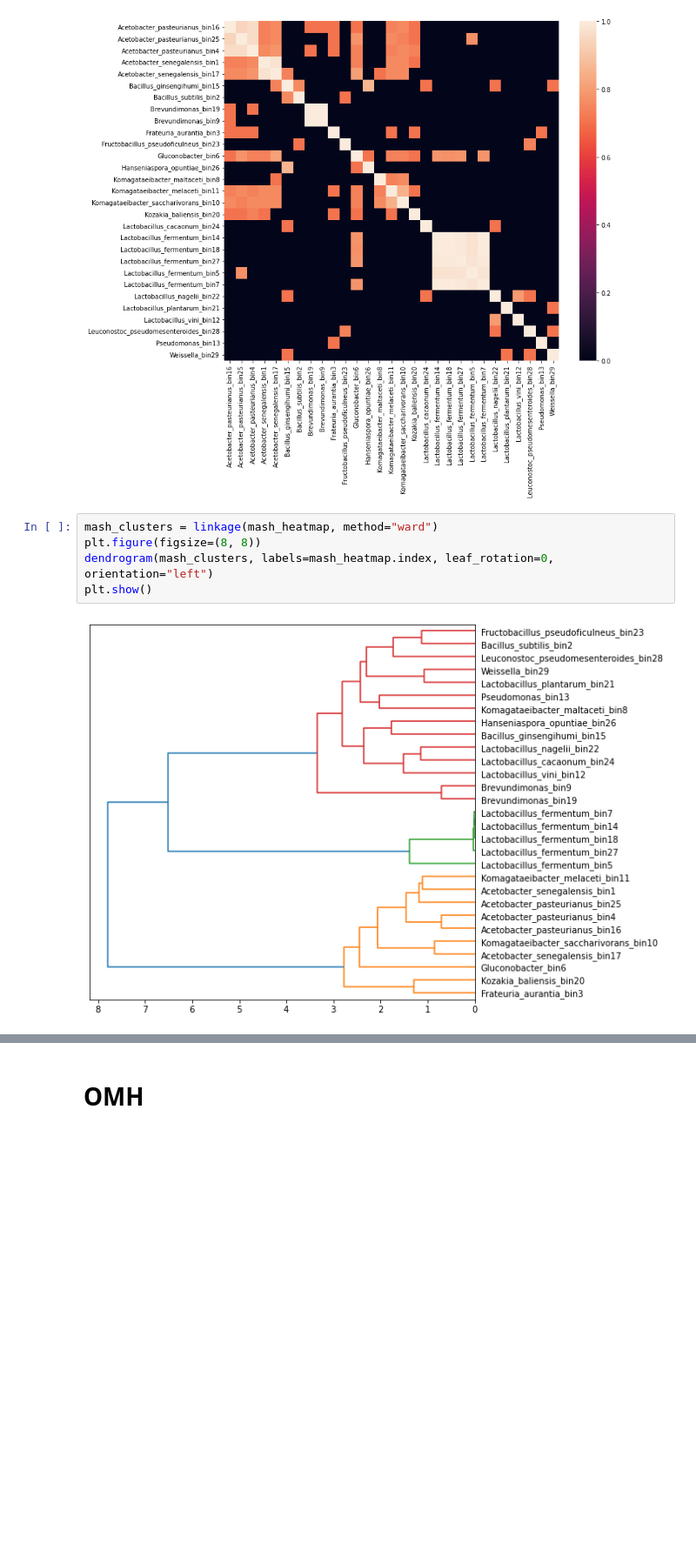
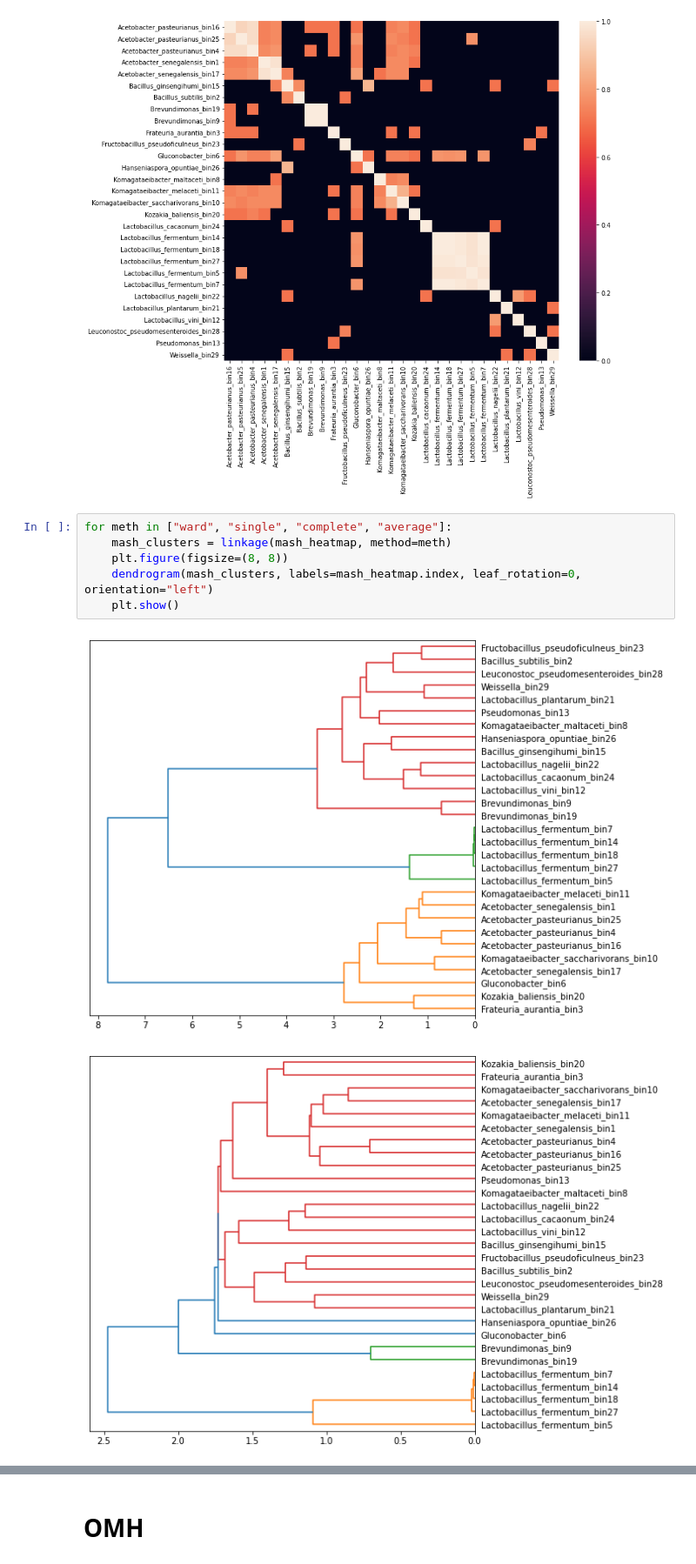
Before and after one commit to LuiggiTenorioK/minhash-benchmark, a Jupyter notebook: src/clustering.ipynb, the cells around one changed output, grey strips where cells are left out. Shown at 87% size. Drawn from its saved outputs; the diff is of its cells as text; blank space fills up the shorter version.

Commit message:
more clustering methods :sparkles:

```diff
--- a/src/clustering.ipynb
+++ b/src/clustering.ipynb
@@ -43,9 +43,11 @@ sns.heatmap(mash_heatmap)
 <AxesSubplot:>
 [figure]
 # %%
-mash_clusters = linkage(mash_heatmap, method="ward")
-plt.figure(figsize=(8, 8))
-dendrogram(mash_clusters, labels=mash_heatmap.index, leaf_rotation=0, orientation="left")
-plt.show()
+for meth in ["ward", "single", "complete", "average"]:
+    mash_clusters = linkage(mash_heatmap, method=meth)
+    plt.figure(figsize=(8, 8))
+    dendrogram(mash_clusters, labels=mash_heatmap.index, leaf_rotation=0, orientation="left")
+    plt.show()
 # %% [output]
 [figure]
+[figure, added]
```
Also changed, not shown: parts of 8 cells of this notebook.
